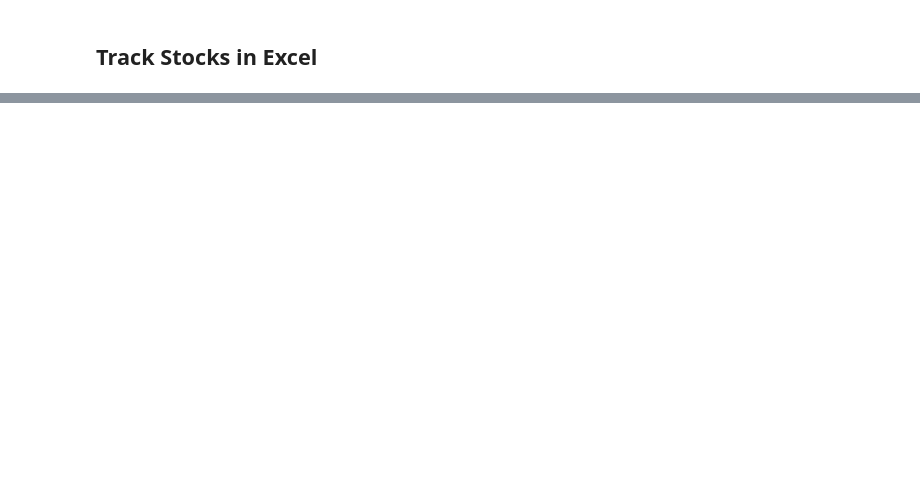
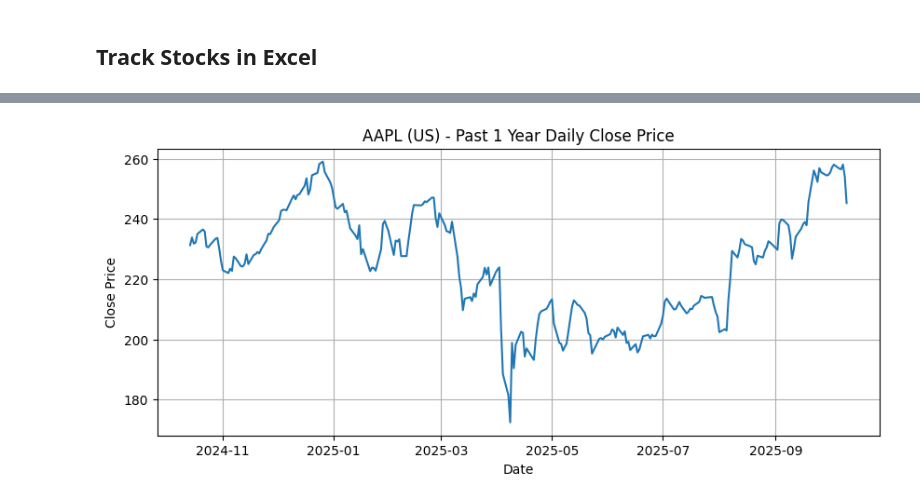
Before and after one commit to ffactor1/Stock-moitoring-dashboard, a Jupyter notebook: Financial Data Science Mastery.ipynb, the cells around one changed output, grey strips where cells are left out. Cells and saved outputs as stored; diff of their text form; code cells hidden in the pictures; blank space fills up the shorter version.

```diff
--- a/Financial Data Science Mastery.ipynb
+++ b/Financial Data Science Mastery.ipynb
@@ -65,0 +246,20 @@ Date
+# %%
+# Storing of all stock data into a dictionary for easy access
+all_daily_stock_data = {}
+all_intraday_stock_data = {}
+
+for stock in Stock_List:
+    file_path = project_folder / f"{stock}_data_daily.csv"
+    df = pd.read_csv(file_path)
+    df["Date"] = pd.to_datetime(df[["Year", "Month", "Day"]])
+    df = df.drop(['Year', 'Month', 'Day'], axis=1)
+    all_daily_stock_data[stock] = df
+    print(f"Loaded {len(df)} daily records for {stock}")
+
+    file_path = project_folder / f"{stock}_data_intraday.csv"
+    df = pd.read_csv(file_path)
+    df["Datetime"] = pd.to_datetime(df[["Year", "Month", "Day", "Hour", "Minute", "Second"]])
+    df["Datetime"] = df["Datetime"].dt.tz_localize("Asia/Singapore")
+    df = df.drop(["Year", "Month", "Day", "Hour", "Minute", "Second"], axis=1)
+    all_intraday_stock_data[stock] = df
+    print(f"Loaded {len(df)} intraday records for {stock}")
@@ -65,0 +275,69 @@ Date
+# %%
+# --- Define your known timezones ---
+TZ_MAP = {
+    "SG": pytz.timezone("Asia/Singapore"),
+    "US": pytz.timezone("US/Eastern")
+}
+
+def detect_market(stock):
+    """Heuristic: detect market by suffix or known pattern"""
+    if stock.endswith(".SI"):
+        return "SG"
+    else:
+        return "US"
+
+for stock in Stock_List:
+    # --- Determine market timezone dynamically ---
+    market = detect_market(stock)
+    tz = TZ_MAP[market]
+
+    # --- Generate time cutoffs relative to market timezone ---
+    now_market = datetime.now(tz)
+    one_year_ago = now_market - timedelta(days=365)
+    today_date = now_market.date()
+
+    # --- DAILY DATA SECTION ---
+    filtered_daily_data = all_daily_stock_data[stock][
+        all_daily_stock_data[stock]["Date"] >= one_year_ago.replace(tzinfo=None)
+    ]
+
+    print(f"\n📆 Plotting Past 1 Year Daily Data for {stock} ({market})...")
+    plt.figure(figsize=(10, 4))
+    sns.lineplot(data=filtered_daily_data, x="Date", y="Close")
+    plt.title(f"{stock} ({market}) - Past 1 Year Daily Close Price")
+    plt.xlabel("Date")
+    plt.ylabel("Close Price")
+    plt.grid(True)
+    plt.show()
+
+    # --- INTRADAY DATA SECTION ---
+    df_intra = all_intraday_stock_data[stock].copy()
+    df_intra["DateOnly"] = df_intra["Datetime"].dt.tz_convert(tz).dt.date
+
+    # Check if today's data exists in that timezone
+    today_data = df_intra[df_intra["DateOnly"] == today_date]
+
+    if not today_data.empty:
+        filtered_intraday_data = today_data
+        label = f"{today_date} (Today)"
+    else:
+        latest_date = df_intra["DateOnly"].max()
+        filtered_intraday_data = df_intra[df_intra["DateOnly"] == latest_date]
+        label = f"{latest_date} (Last Full Day)"
+
+    print(f"\n⏱ Plotting Intraday Data for {stock} ({market}) - {label}...")
+
+    plt.figure(figsize=(10, 4))
+    sns.lineplot(data=filtered_intraday_data, x="Datetime", y="Close")
+    plt.title(f"{stock} ({market}) Intraday Close Price - {label}")
+    plt.xlabel("Time")
+    plt.ylabel("Close Price")
+    plt.grid(True)
+
+    # Format X-axis to show hours and minutes
+    ax = plt.gca()
+    ax.xaxis.set_major_formatter(mdates.DateFormatter('%H:%M', tz=tz))
+    plt.xticks(rotation=45)
+    plt.tight_layout()
+    plt.show()
+# %% [output]
@@ -65,0 +345 @@ Date
+[figure, added]
```
Also changed, not shown: parts of 21 cells of this notebook, 15 other files.
